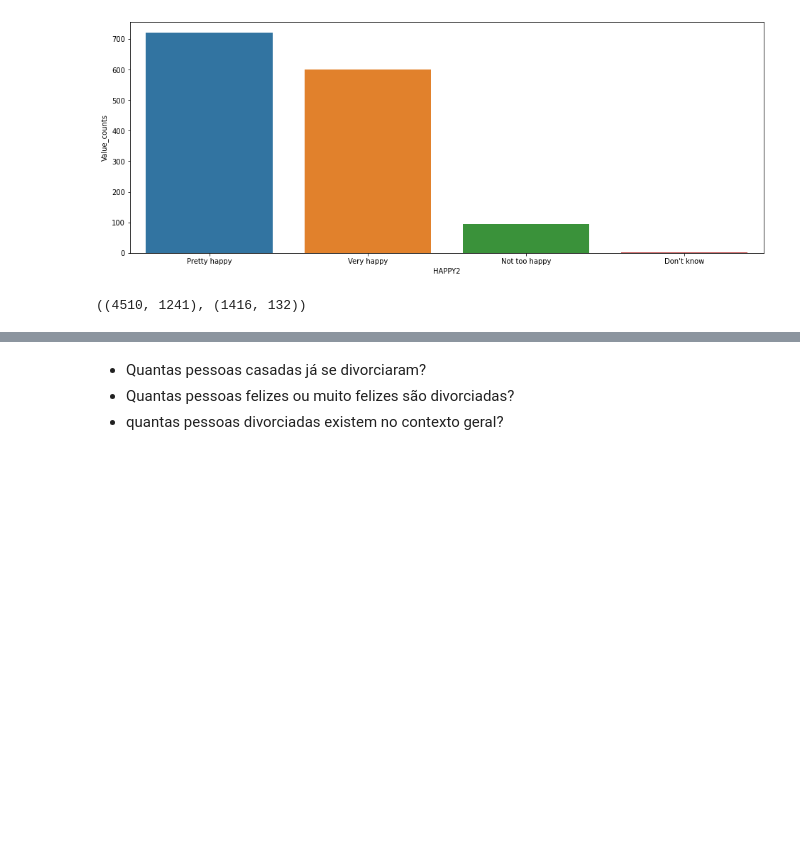
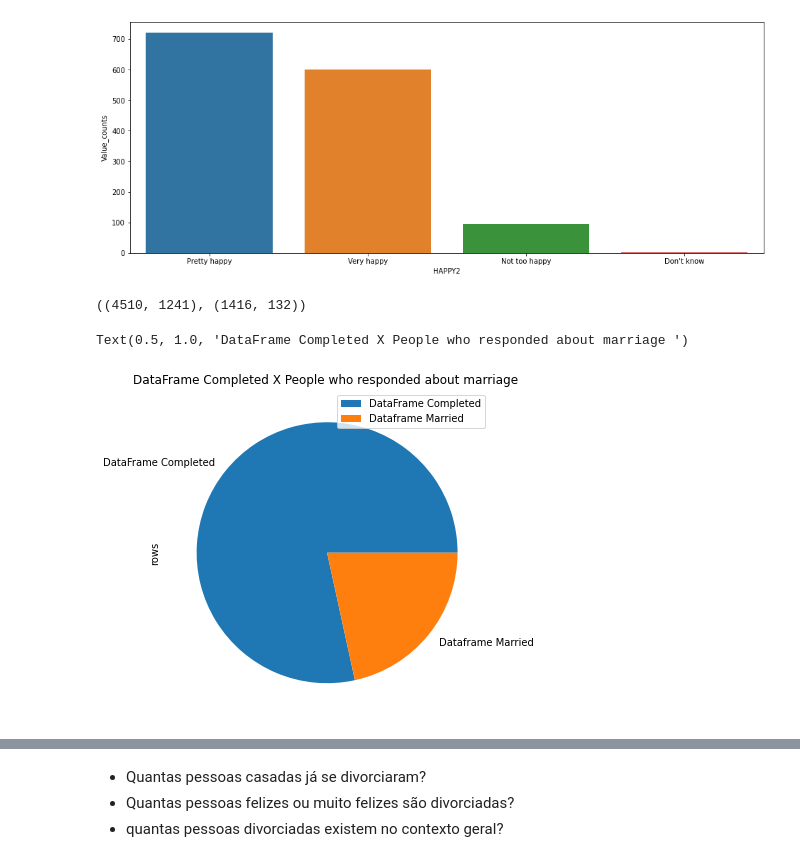
Before and after one commit to ClovisMonteiro/Data-solutions, a Jupyter notebook: Task_1_Happy_Marriage.ipynb, the cells around one changed output, grey strips where cells are left out. Saved outputs shown, nothing was run; the diff lists cells and outputs as text; code cells hidden in the pictures; blank space fills up the shorter version.

```diff
--- a/Task_1_Happy_Marriage.ipynb
+++ b/Task_1_Happy_Marriage.ipynb
@@ -222,5 +222,16 @@ sns.barplot(x ="HAPPY2", y="Value_counts", data = happy_marriage)
 df.shape, marriage.shape
 # %% [output]
 ((4510, 1241), (1416, 132))
+# %%
+pie_plot_cf = pd.DataFrame({'rows': [4510, 1241],
+                   'columns': [1416, 132]},
+                  index=['DataFrame Completed', 'Dataframe Married'])
+
+plot = pie_plot_cf.plot.pie(y='rows', figsize=(16, 6))
+
+plt.title("DataFrame Completed X People who responded about marriage ")
+# %% [output]
+Text(0.5, 1.0, 'DataFrame Completed X People who responded about marriage ')
+[figure, added]
 # %%
 pie_plot_cf = pd.DataFrame({'rows': [4510, 1241],
```
Also changed, not shown: parts of 6 cells of this notebook.
